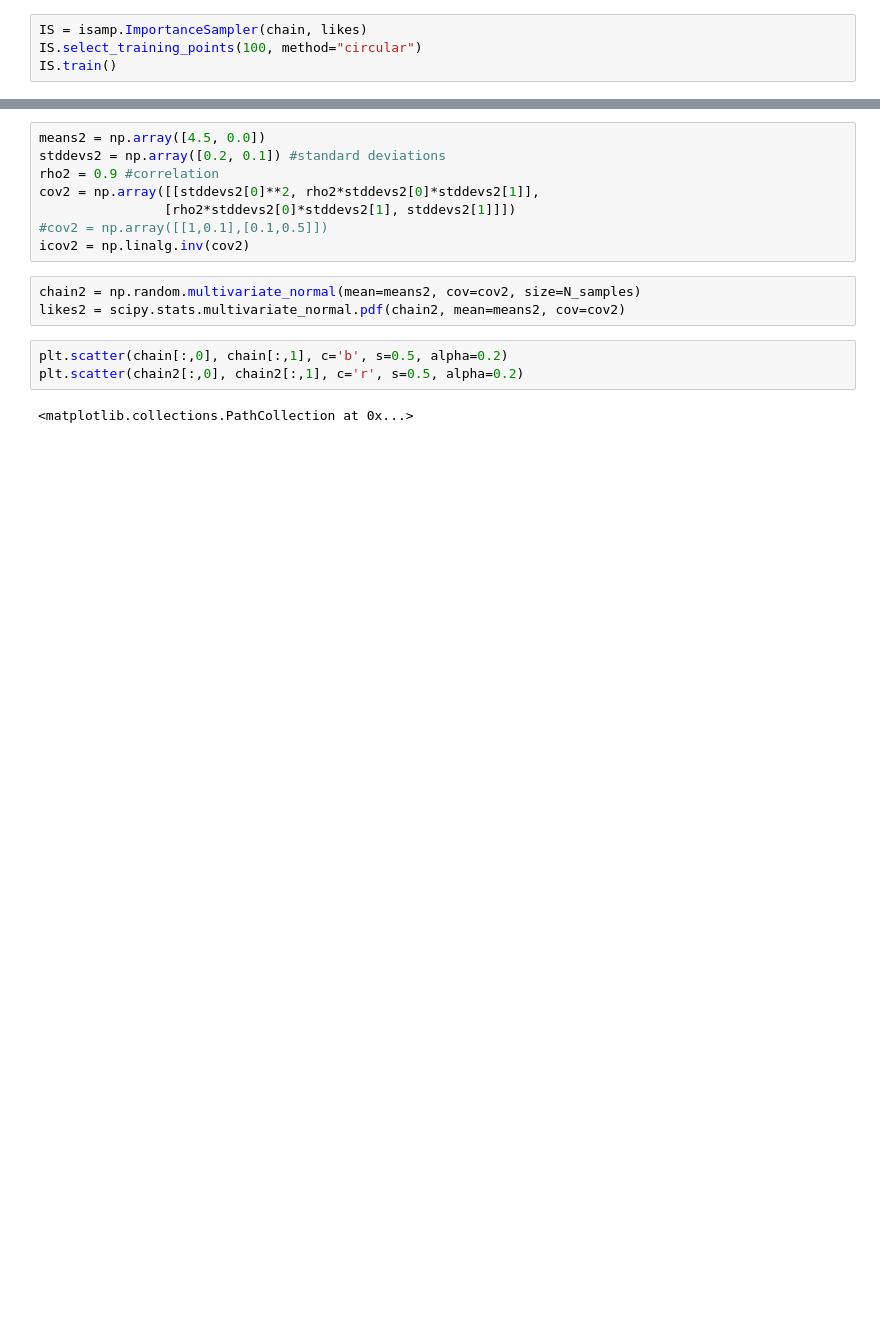
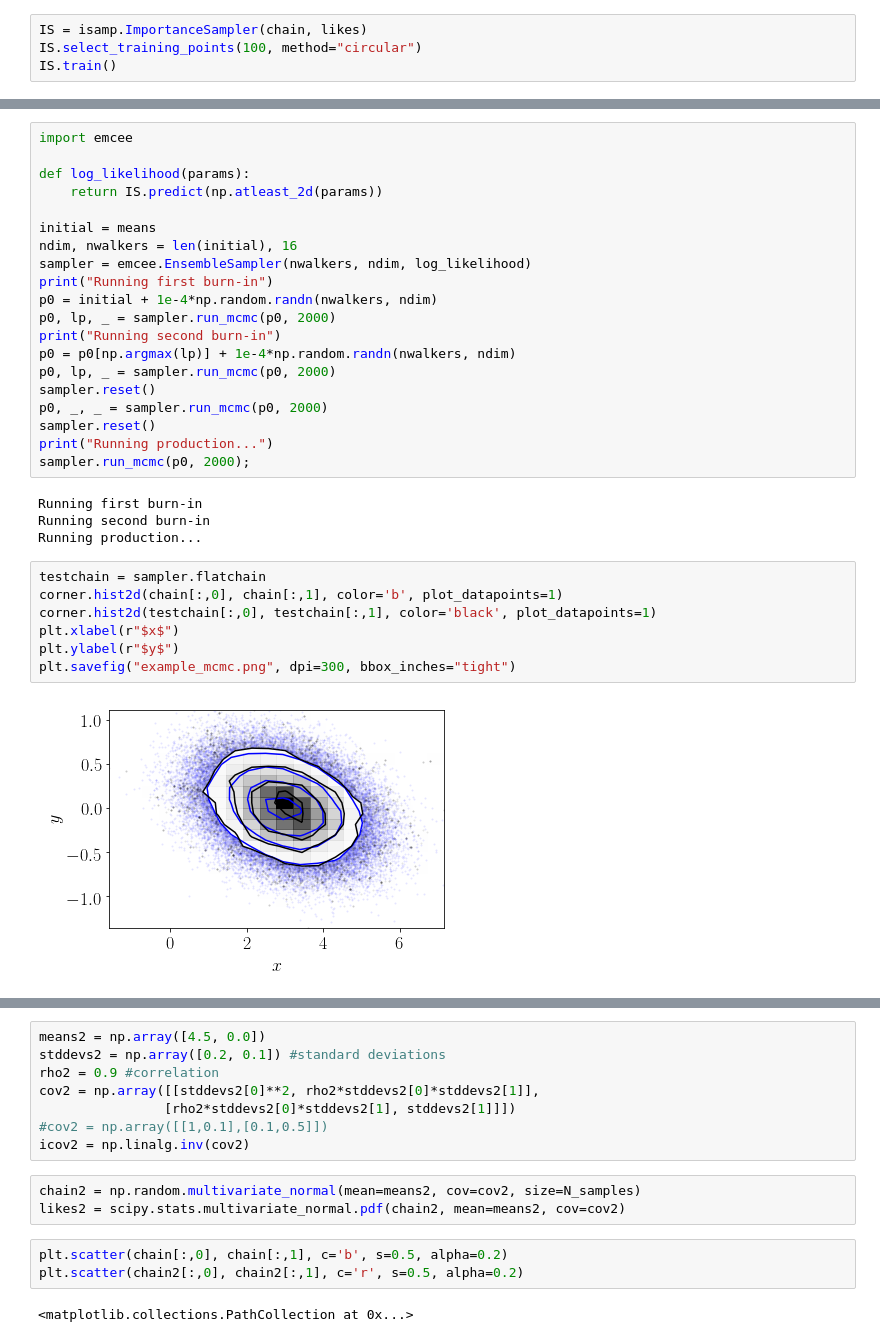
Before and after one commit to tmcclintock/GP_Importance_Sampler, a Jupyter notebook: notebooks/Example-two gaussians.ipynb, the cells around one changed output, grey strips where cells are left out. Drawn from its saved outputs; the diff is of its cells as text; blank space fills up the shorter version.

```diff
--- a/notebooks/Example-two gaussians.ipynb
+++ b/notebooks/Example-two gaussians.ipynb
@@ -58,3 +62,36 @@ Text(0,0.5,'$y$')
+# %%
+import emcee
+
+def log_likelihood(params):
+    return IS.predict(np.atleast_2d(params))
+
+initial = means
+ndim, nwalkers = len(initial), 16
+sampler = emcee.EnsembleSampler(nwalkers, ndim, log_likelihood)
+print("Running first burn-in")
+p0 = initial + 1e-4*np.random.randn(nwalkers, ndim)
+p0, lp, _ = sampler.run_mcmc(p0, 2000)
+print("Running second burn-in")
+p0 = p0[np.argmax(lp)] + 1e-4*np.random.randn(nwalkers, ndim)
+p0, lp, _ = sampler.run_mcmc(p0, 2000)
+sampler.reset()
+p0, _, _ = sampler.run_mcmc(p0, 2000)
+sampler.reset()
+print("Running production...")
+sampler.run_mcmc(p0, 2000);
+# %% [output]
+Running first burn-in
+Running second burn-in
+Running production...
+# %%
+testchain = sampler.flatchain
+corner.hist2d(chain[:,0], chain[:,1], color='b', plot_datapoints=1)
+corner.hist2d(testchain[:,0], testchain[:,1], color='black', plot_datapoints=1)
+plt.xlabel(r"$x$")
+plt.ylabel(r"$y$")
+plt.savefig("example_mcmc.png", dpi=300, bbox_inches="tight")
+# %% [output]
+[figure, added]
 # %%
 p = np.vstack((xp,yp)).T
 lnLp = IS.predict(p)
```
Also changed, not shown: parts of 8 cells of this notebook, 2 other files.
